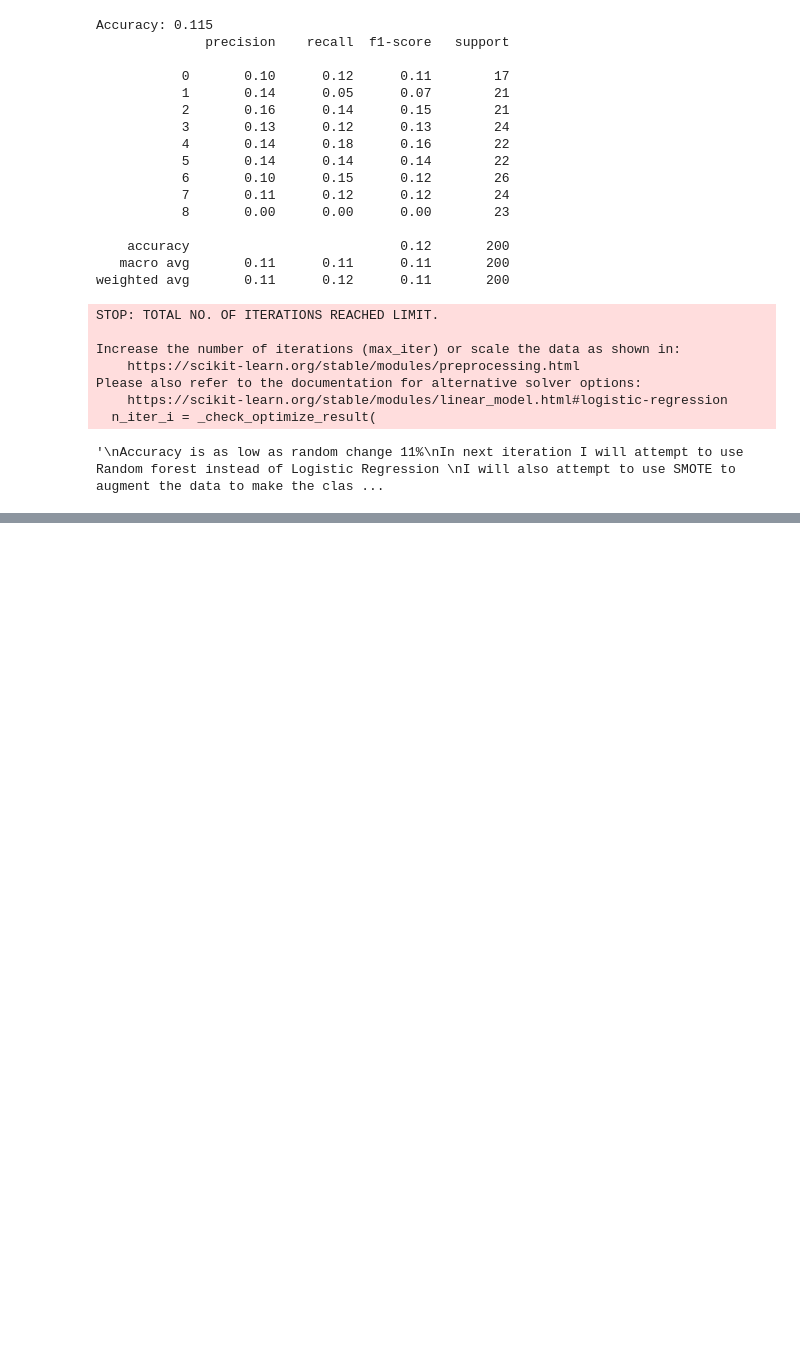
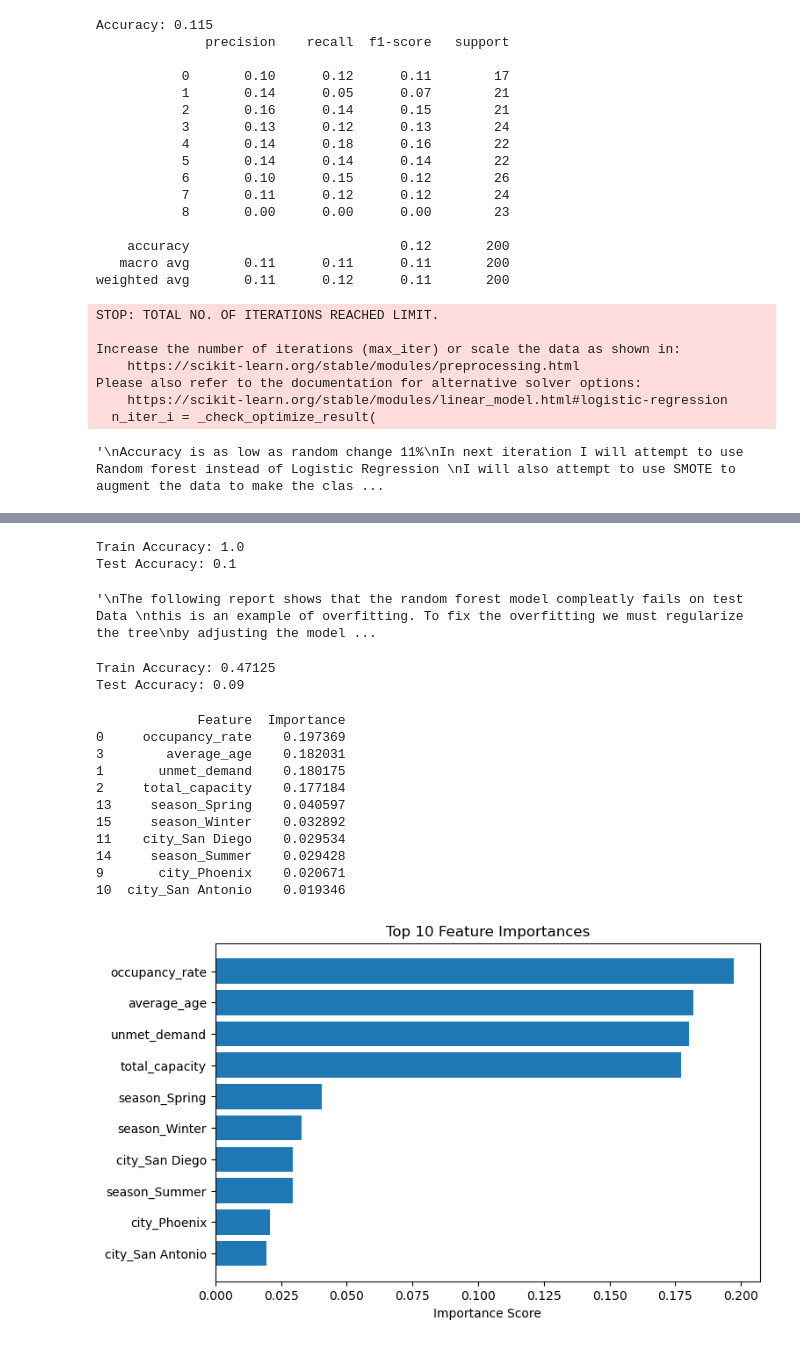
Before and after one commit to aaronserro/DataSci3000_Pjct, a Jupyter notebook: Datasci300.ipynb, the cells around one changed output, grey strips where cells are left out. Saved outputs shown, nothing was run; the diff lists cells and outputs as text; code cells hidden in the pictures; blank space fills up the shorter version.

Commit message:
classifier did not match and work was not done

```diff
--- a/Datasci300.ipynb
+++ b/Datasci300.ipynb
@@ -333,0 +383,72 @@ I will also attempt to use SMOTE to augment the data to make the classifier more
+# %%
+'''
+Thoughts: The accuracy of the model went down, meaning that all trees are disagreeing on the label
+to assign a datapoint...no strong signals between features and maintenance.
+
+'''
+
+rf.fit(X_train, y_train)
+print("Train Accuracy:", rf.score(X_train, y_train))
+print("Test Accuracy:", rf.score(X_test, y_test))
+'''
+The following report shows that the random forest model compleatly fails on test Data
+this is an example of overfitting. To fix the overfitting we must regularize the tree
+by adjusting the models parameters
+'''
+# %% [output]
+Train Accuracy: 1.0
+Test Accuracy: 0.1
+'\nThe following report shows that the random forest model compleatly fails on test Data \nthis is an example of overfitting. To fix the overfitting we must regularize the tree\nby adjusting the model ...
+# %%
+#The new model is simpler and overfitting is fixed, but the model still compleatly fails on test data
+rf = RandomForestClassifier(
+    n_estimators=100,       # fewer trees to reduce variance
+    max_depth=5,            # limit how deep each tree can grow
+    min_samples_split=10,   # need at least 10 samples to split a node
+    min_samples_leaf=5,     # each leaf must have at least 5 samples
+    random_state=42,
+    n_jobs=-1
+)
+
+rf.fit(X_train, y_train)
+
+print("Train Accuracy:", rf.score(X_train, y_train))
+print("Test Accuracy:", rf.score(X_test, y_test))
+# %% [output]
+Train Accuracy: 0.47125
+Test Accuracy: 0.09
+# %%
+#Feature Importance
+
+# Get importance scores
+importances = rf.feature_importances_
+
+# Match each score with its feature name
+feature_importance_df = pd.DataFrame({
+    'Feature': X.columns,
+    'Importance': importances
+}).sort_values(by='Importance', ascending=False)
+
+# Display
+print(feature_importance_df.head(10))  # top 10 features
+
+# Optional bar plot
+plt.figure(figsize=(8,5))
+plt.barh(feature_importance_df['Feature'][:10], feature_importance_df['Importance'][:10])
+plt.gca().invert_yaxis()
+plt.title('Top 10 Feature Importances')
+plt.xlabel('Importance Score')
+plt.show()
+# %% [output]
+             Feature  Importance
+0     occupancy_rate    0.197369
+3        average_age    0.182031
+1       unmet_demand    0.180175
+2     total_capacity    0.177184
+13     season_Spring    0.040597
+15     season_Winter    0.032892
+11    city_San Diego    0.029534
+14     season_Summer    0.029428
+9       city_Phoenix    0.020671
+10  city_San Antonio    0.019346
+[figure, added]
```
Also changed, not shown: parts of 14 cells of this notebook.
